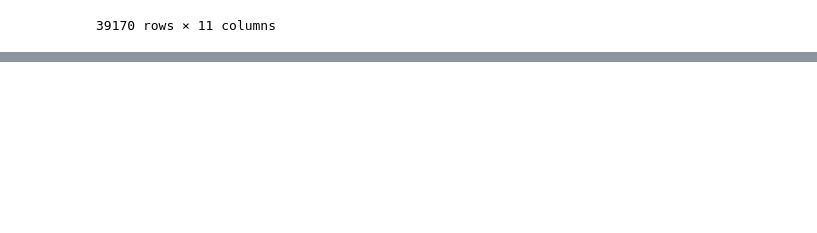
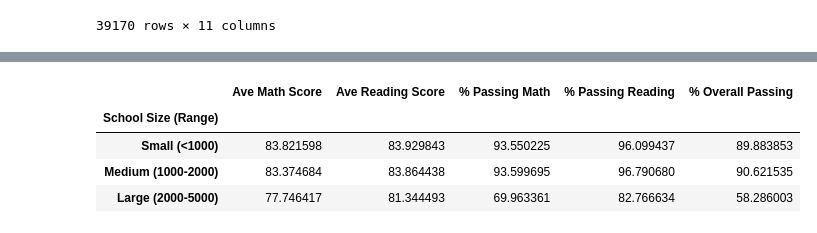
Before and after one commit to timothykeating/School_District_Analysis, a Jupyter notebook: PyCitySchools.ipynb, the cells around one changed output, grey strips where cells are left out. Cells and saved outputs as stored; diff of their text form; code cells hidden in the pictures; blank space fills up the shorter version.

Commit message:
updated PyCitySchools to mod 4.12.end

```diff
--- a/PyCitySchools.ipynb
+++ b/PyCitySchools.ipynb
@@ -1124,0 +1125,12 @@ bins_df
+# %%
+#create buckets, or bins, to be the ranges for our SIZEdata
+size_bins=[0,999,1999,5000]
+
+#name each bin
+size_bin_names=['Small (<1000)','Medium (1000-2000)','Large (2000-5000)']
+
+#then apply the cut function to create the ranges
+#its pd.cut(df_name,ranges)
+# next, chain the pd.cut() into a groupby() and apply the count() function too
+
+per_school_summary_df['Total Students'].groupby(pd.cut(per_school_summary_df['Total Students'],size_bins)).count()
@@ -1124,0 +1143,5 @@ bins_df
+# %%
+#add a column to the summary DF to show the SIZEbin assignment
+per_school_summary_df['School Size (Range)']=pd.cut(per_school_summary_df['Total Students'],size_bins, labels=size_bin_names)
+
+per_school_summary_df
@@ -1124,0 +1166,24 @@ bins_df
+# %%
+sizeave_math_group = per_school_summary_df.groupby(['School Size (Range)']).mean()['Average Math Score']
+sizeave_read_group = per_school_summary_df.groupby(['School Size (Range)']).mean()['Average Reading Score']
+sizeave_passmath_group = per_school_summary_df.groupby(['School Size (Range)']).mean()['% Passing Math']
+sizeave_passread_group = per_school_summary_df.groupby(['School Size (Range)']).mean()['% Passing Reading']
+sizeave_overall_group = per_school_summary_df.groupby(['School Size (Range)']).mean()['% Overall Passing']
+# %%
+#create a SIZEbins DF
+size_bins_df=pd.DataFrame({
+    'Ave Math Score':sizeave_math_group,
+    'Ave Reading Score':sizeave_read_group,
+    '% Passing Math':sizeave_passmath_group,
+    '% Passing Reading':sizeave_passread_group,
+    '% Overall Passing':sizeave_overall_group
+})
+
+
+size_bins_df
+# %% [output]
+|  | Ave Math Score | Ave Reading Score | % Passing Math | % Passing Reading | % Overall Passing |
+| School Size (Range) |  |  |  |  |  |
+| Small (<1000) | 83.821598 | 83.929843 | 93.550225 | 96.099437 | 89.883853 |
+| Medium (1000-2000) | 83.374684 | 83.864438 | 93.599695 | 96.790680 | 90.621535 |
+| Large (2000-5000) | 77.746417 | 81.344493 | 69.963361 | 82.766634 | 58.286003 |
```
Also changed, not shown: parts of 33 cells of this notebook.
